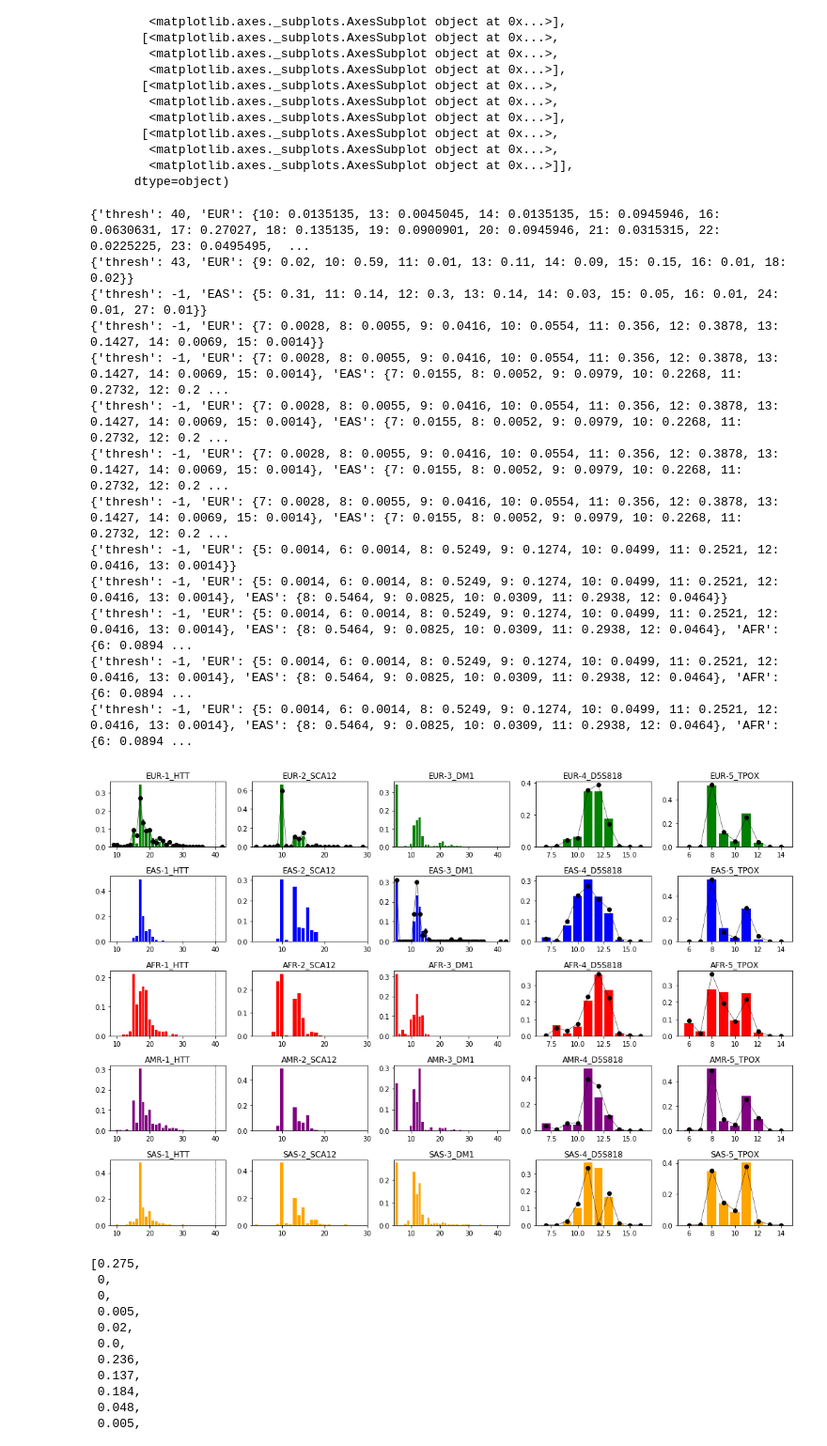
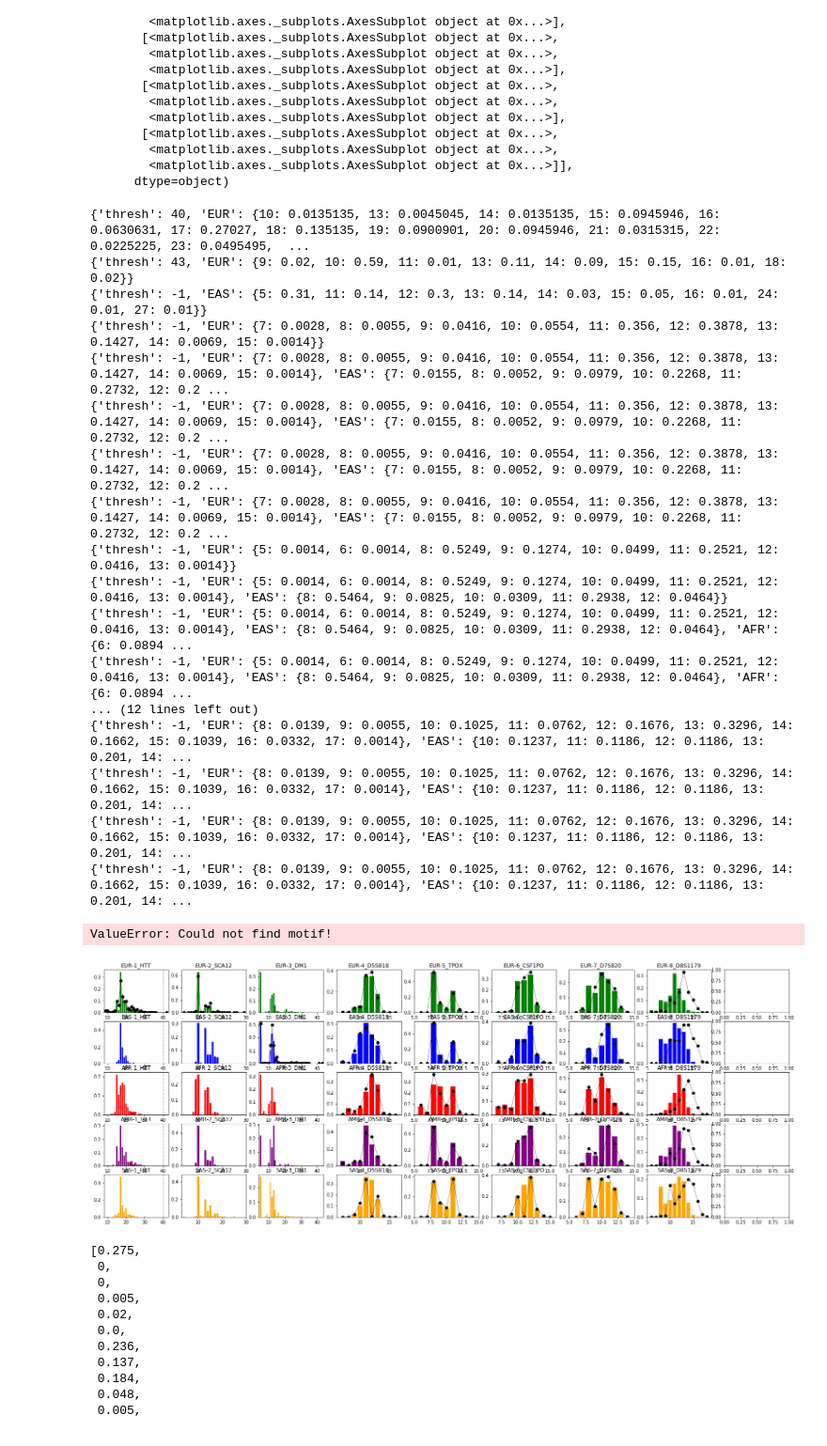
Before and after one commit to gymrek-lab/EnsembleTR, a Jupyter notebook: callset-qc/1000G_CallerQC_Figures.ipynb, the cells around one changed output. Shown: that part at 94% size. Saved outputs shown, nothing was run; the diff lists cells and outputs as text; code cells hidden in the pictures.

Commit message:
change THO1 motif

```diff
--- a/callset-qc/1000G_CallerQC_Figures.ipynb
+++ b/callset-qc/1000G_CallerQC_Figures.ipynb
@@ -164,6 +164,11 @@ locids["chr5:146878728"] = "2_SCA12"
 locids["chr19:45770205"] = "3_DM1"
 locids["chr5:123775556"] = "4_D5S818"
 locids["chr2:1489653"] = "5_TPOX"
+locids["chr5:150076324"] = "6_CSF1PO"
+locids["chr7:84160226"] = "7_D7S820 "
+locids["chr8:124894873"] = "8_D8S1179"
+locids["chr11:2171088"] = "9_TH01"
+
 
 # Allele freqs compared to known
 known_freqs = pd.read_csv(os.path.join(OUTDIR, "known_afreqs.txt"), sep="\t")
@@ -171,6 +176,8 @@ called_freqs = pd.read_csv(os.path.join(OUTDIR, "called_afreqs.txt"), sep="\t")
 called_freqs = called_freqs[called_freqs["pos"] != 146878729] # need to remove this one
 called_freqs = called_freqs[called_freqs["pos"] != 123775553] # need to remove this one
 called_freqs = called_freqs[called_freqs["pos"] != 1489651] # need to remove this one
+called_freqs = called_freqs[called_freqs["pos"] != 84160225] # need to remove this one
+called_freqs = called_freqs[called_freqs["pos"] != 2171086] # need to remove this one
 called_freqs["id"] = called_freqs.apply(lambda x: locids["%s:%s"%(x["chrom"], x["pos"])], 1)
 called_freqs = called_freqs.sort_values("id")
 
@@ -221,35 +228,40 @@ for i in range(called_freqs.shape[0]):
         ax = axis_array[j, i]
         ax.bar(alleles, [popcounts[superpops[j]].get(a, 0) for a in alleles], color=popcolors[superpops[j]])
 
         # Plot known
         if superpops[j] in kcounts.keys():
             ax.plot(alleles, [kcounts[superpops[j]].get(a, 0) for a in alleles], color="black",
                    marker="o", linewidth=0.5)
 
         # Plot threshold
         if kcounts["thresh"]>-1:
             ax.axvline(x=kcounts["thresh"], linewidth=0.5, color="black", linestyle="dashed")
         ax.set_xlim(left=min(alleles)-1, right=max(alleles)+1)
         ax.set_title("%s-%s"%(superpops[j], locus_id))
         #ax.grid(True)
         plotnum += 1
 
 fig.tight_layout()
 # %% [output]
 {'thresh': 40, 'EUR': {10: 0.0135135, 13: 0.0045045, 14: 0.0135135, 15: 0.0945946, 16: 0.0630631, 17: 0.27027, 18: 0.135135, 19: 0.0900901, 20: 0.0945946, 21: 0.0315315, 22: 0.0225225, 23: 0.0495495,  ...
 {'thresh': 43, 'EUR': {9: 0.02, 10: 0.59, 11: 0.01, 13: 0.11, 14: 0.09, 15: 0.15, 16: 0.01, 18: 0.02}}
 {'thresh': -1, 'EAS': {5: 0.31, 11: 0.14, 12: 0.3, 13: 0.14, 14: 0.03, 15: 0.05, 16: 0.01, 24: 0.01, 27: 0.01}}
 {'thresh': -1, 'EUR': {7: 0.0028, 8: 0.0055, 9: 0.0416, 10: 0.0554, 11: 0.356, 12: 0.3878, 13: 0.1427, 14: 0.0069, 15: 0.0014}}
 {'thresh': -1, 'EUR': {7: 0.0028, 8: 0.0055, 9: 0.0416, 10: 0.0554, 11: 0.356, 12: 0.3878, 13: 0.1427, 14: 0.0069, 15: 0.0014}, 'EAS': {7: 0.0155, 8: 0.0052, 9: 0.0979, 10: 0.2268, 11: 0.2732, 12: 0.2 ...
 {'thresh': -1, 'EUR': {7: 0.0028, 8: 0.0055, 9: 0.0416, 10: 0.0554, 11: 0.356, 12: 0.3878, 13: 0.1427, 14: 0.0069, 15: 0.0014}, 'EAS': {7: 0.0155, 8: 0.0052, 9: 0.0979, 10: 0.2268, 11: 0.2732, 12: 0.2 ...
 {'thresh': -1, 'EUR': {7: 0.0028, 8: 0.0055, 9: 0.0416, 10: 0.0554, 11: 0.356, 12: 0.3878, 13: 0.1427, 14: 0.0069, 15: 0.0014}, 'EAS': {7: 0.0155, 8: 0.0052, 9: 0.0979, 10: 0.2268, 11: 0.2732, 12: 0.2 ...
 {'thresh': -1, 'EUR': {7: 0.0028, 8: 0.0055, 9: 0.0416, 10: 0.0554, 11: 0.356, 12: 0.3878, 13: 0.1427, 14: 0.0069, 15: 0.0014}, 'EAS': {7: 0.0155, 8: 0.0052, 9: 0.0979, 10: 0.2268, 11: 0.2732, 12: 0.2 ...
 {'thresh': -1, 'EUR': {5: 0.0014, 6: 0.0014, 8: 0.5249, 9: 0.1274, 10: 0.0499, 11: 0.2521, 12: 0.0416, 13: 0.0014}}
 {'thresh': -1, 'EUR': {5: 0.0014, 6: 0.0014, 8: 0.5249, 9: 0.1274, 10: 0.0499, 11: 0.2521, 12: 0.0416, 13: 0.0014}, 'EAS': {8: 0.5464, 9: 0.0825, 10: 0.0309, 11: 0.2938, 12: 0.0464}}
 {'thresh': -1, 'EUR': {5: 0.0014, 6: 0.0014, 8: 0.5249, 9: 0.1274, 10: 0.0499, 11: 0.2521, 12: 0.0416, 13: 0.0014}, 'EAS': {8: 0.5464, 9: 0.0825, 10: 0.0309, 11: 0.2938, 12: 0.0464}, 'AFR': {6: 0.0894 ...
 {'thresh': -1, 'EUR': {5: 0.0014, 6: 0.0014, 8: 0.5249, 9: 0.1274, 10: 0.0499, 11: 0.2521, 12: 0.0416, 13: 0.0014}, 'EAS': {8: 0.5464, 9: 0.0825, 10: 0.0309, 11: 0.2938, 12: 0.0464}, 'AFR': {6: 0.0894 ...
-{'thresh': -1, 'EUR': {5: 0.0014, 6: 0.0014, 8: 0.5249, 9: 0.1274, 10: 0.0499, 11: 0.2521, 12: 0.0416, 13: 0.0014}, 'EAS': {8: 0.5464, 9: 0.0825, 10: 0.0309, 11: 0.2938, 12: 0.0464}, 'AFR': {6: 0.0894 ...
+... (12 lines left out)
+{'thresh': -1, 'EUR': {8: 0.0139, 9: 0.0055, 10: 0.1025, 11: 0.0762, 12: 0.1676, 13: 0.3296, 14: 0.1662, 15: 0.1039, 16: 0.0332, 17: 0.0014}, 'EAS': {10: 0.1237, 11: 0.1186, 12: 0.1186, 13: 0.201, 14: ...
+{'thresh': -1, 'EUR': {8: 0.0139, 9: 0.0055, 10: 0.1025, 11: 0.0762, 12: 0.1676, 13: 0.3296, 14: 0.1662, 15: 0.1039, 16: 0.0332, 17: 0.0014}, 'EAS': {10: 0.1237, 11: 0.1186, 12: 0.1186, 13: 0.201, 14: ...
+{'thresh': -1, 'EUR': {8: 0.0139, 9: 0.0055, 10: 0.1025, 11: 0.0762, 12: 0.1676, 13: 0.3296, 14: 0.1662, 15: 0.1039, 16: 0.0332, 17: 0.0014}, 'EAS': {10: 0.1237, 11: 0.1186, 12: 0.1186, 13: 0.201, 14: ...
+{'thresh': -1, 'EUR': {8: 0.0139, 9: 0.0055, 10: 0.1025, 11: 0.0762, 12: 0.1676, 13: 0.3296, 14: 0.1662, 15: 0.1039, 16: 0.0332, 17: 0.0014}, 'EAS': {10: 0.1237, 11: 0.1186, 12: 0.1186, 13: 0.201, 14: ...
+ValueError: Could not find motif!
-[figure, old version]
+[figure, new version]
 # %%
 [popcounts[superpops[j]].get(a, 0) for a in alleles]
 # %% [output]
```
Also changed, not shown: 1 other file.
